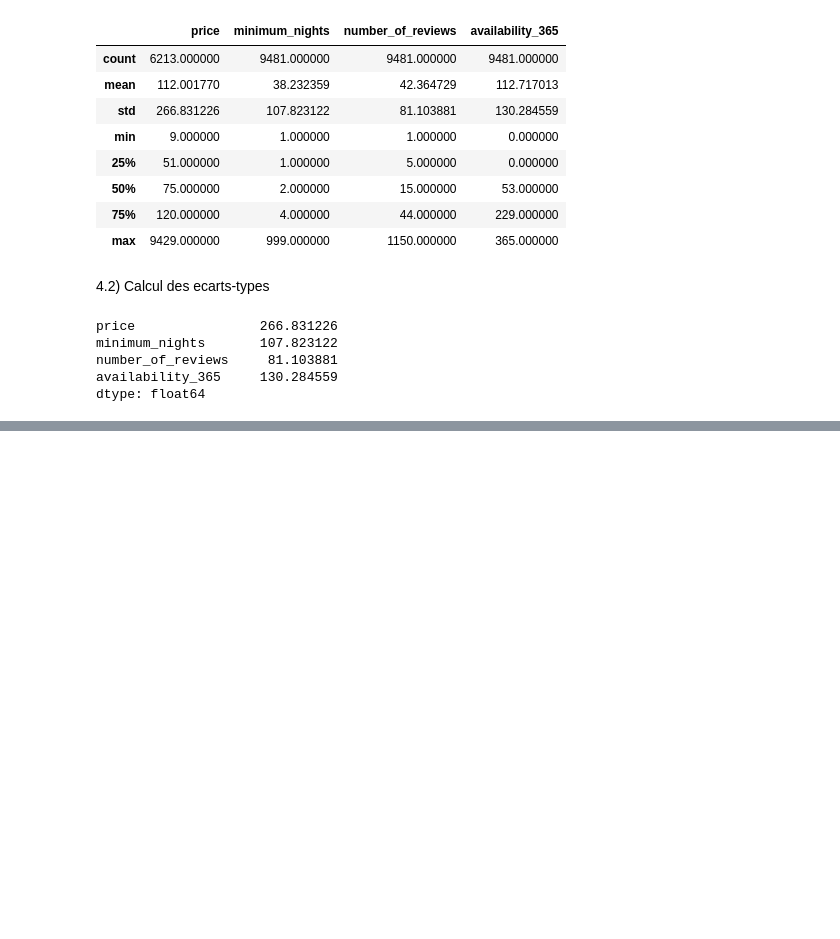
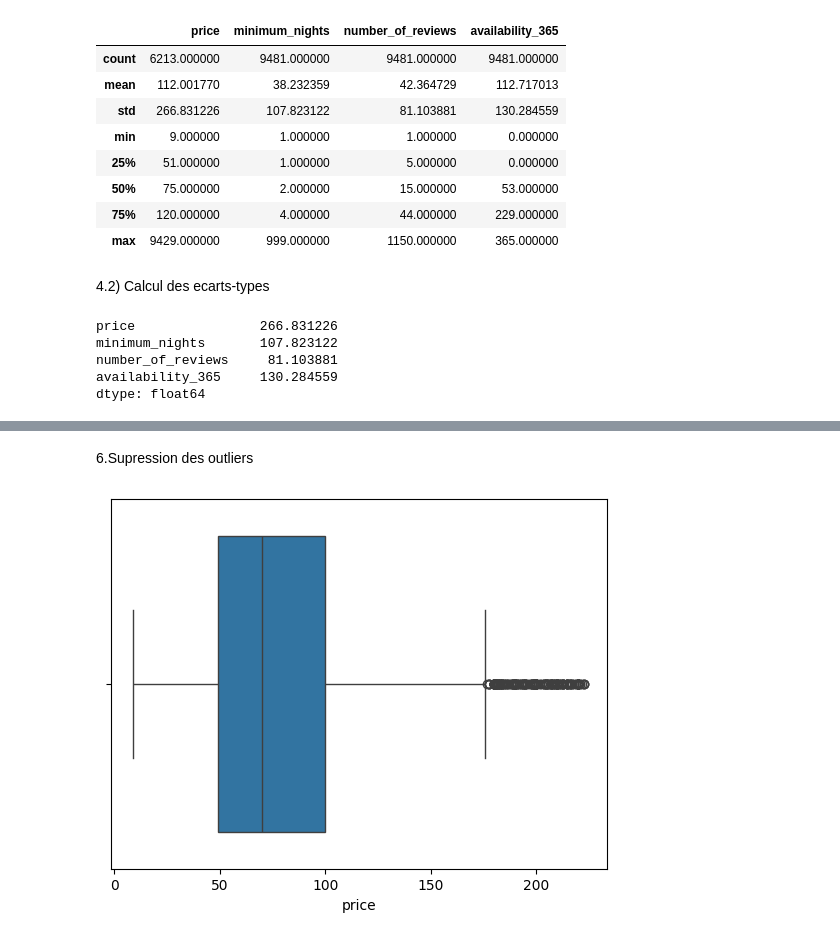
Before and after one commit to RedaAgouzoul/Data-Engineering-Master-Portfolio, a Jupyter notebook: 02_AirBnB_Data_Cleaning/tp2_cleaning_airbnb.ipynb, the cells around one changed output, grey strips where cells are left out. Cells and saved outputs as stored; diff of their text form; code cells hidden in the pictures; blank space fills up the shorter version.

```diff
--- a/02_AirBnB_Data_Cleaning/tp2_cleaning_airbnb.ipynb
+++ b/02_AirBnB_Data_Cleaning/tp2_cleaning_airbnb.ipynb
@@ -184,0 +195,13 @@ dtype: float64
+# %%
+Q1 = df['price'].quantile(0.25)
+Q3 = df['price'].quantile(0.75)
+IQR = Q3 - Q1
+print(f"Q1: {Q1}")
+print(f"Q3: {Q3}")
+print(f"IQR: {IQR}")
+lower_bound = Q1 - 1.5 * IQR
+print(f"Lower Bound: {lower_bound}")
+upper_bond = Q3 + 1.5 * IQR
+print(f"Upper Bound: {upper_bond}")
+outliers = df[(df['price'] < lower_bound) | (df['price'] > upper_bond)]
+outliers
@@ -184,0 +227,8 @@ dtype: float64
+# %% [markdown]
+6.Supression des outliers
+# %%
+df_clean = df[(df['price'] >= lower_bound) & (df['price'] <= upper_bond)]
+sns.boxplot(x='price', data=df_clean)
+plt.show()
+# %% [output]
+[figure, added]
```
Also changed, not shown: parts of 4 cells of this notebook.
